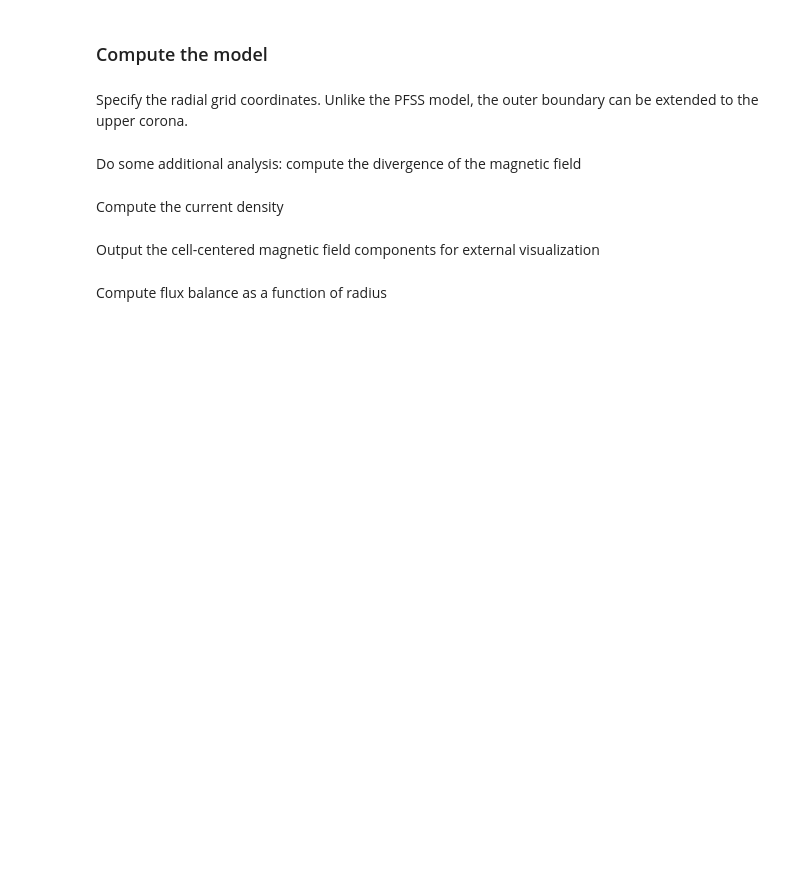
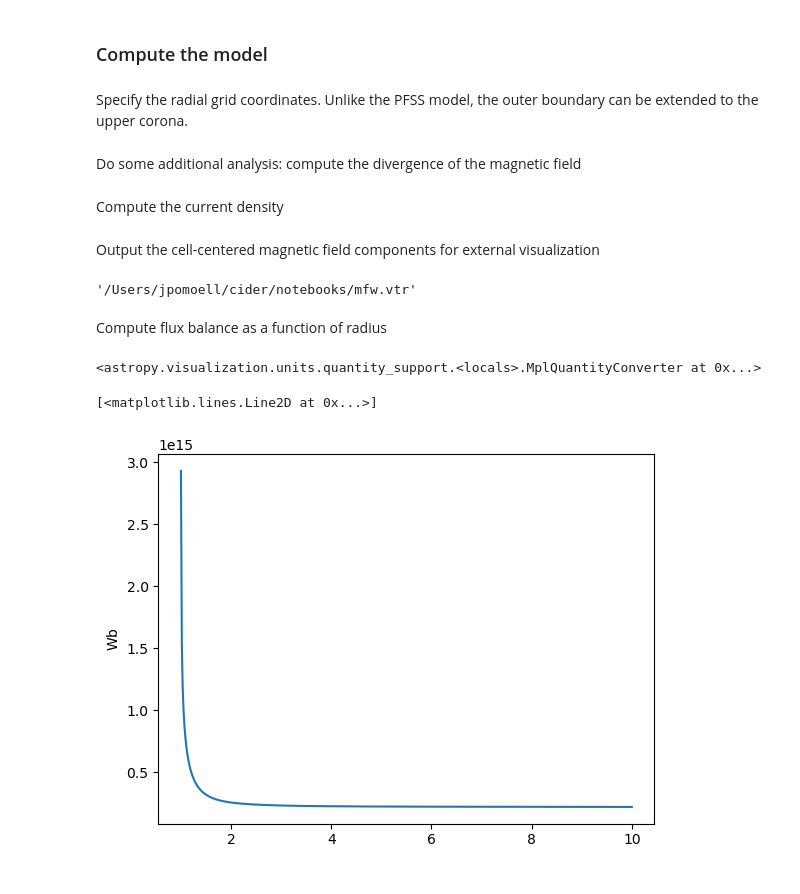
Before and after one commit to jpomoell/cider, a Jupyter notebook: notebooks/Magnetofrictional example.ipynb, the cells around one changed output. Saved outputs shown, nothing was run; the diff lists cells and outputs as text; code cells hidden in the pictures; blank space fills up the shorter version.

```diff
--- a/notebooks/Magnetofrictional example.ipynb
+++ b/notebooks/Magnetofrictional example.ipynb
@@ -62,6 +65,6 @@ remapped_magnetogram = cider.utils.map.regrid_to_grid_of_map(raw_magnetogram, un
 # %% [markdown]
 Balance the magnetogram
 # %%
-balanced_magnetogram = cider.magnetogram.flux.Balance().multiplicative(remapped_magnetogram)
+balanced_magnetogram = cider.magnetogram.Balance.multiplicative(remapped_magnetogram)
 # %%
 balanced_magnetogram.peek(vmin=-50, vmax=50)
@@ -144,7 +112,7 @@ import cider.models.mfw
 # %% [markdown]
 Specify the radial grid coordinates. Unlike the PFSS model, the outer boundary can be extended to the upper corona.
 # %%
-r = np.linspace(1.0, 10.0, 2*256)*sunpy.sun.constants.radius.value
+r = np.linspace(1.0, 10.0, 2*256)*RSun
 # %%
 # Instantiate the model
 mfw = cider.models.mfw.MagnetofrictionalWindModel(balanced_magnetogram, r, flow)
@@ -180,7 +148,7 @@ import pyevtk.hl as evtk
 B = magnetic_field
 
 evtk.gridToVTK("mfw",
-               B.mesh.edges.r/sunpy.sun.constants.radius.value,
+               B.mesh.edges.r/RSun.si.value,
                B.mesh.edges.clt,
                B.mesh.edges.lon,
                cellData={"Br" : 0.5*(B.data[0][1::, :, :] + B.data[0][0:-1, :, :]),
@@ -189,6 +157,8 @@ evtk.gridToVTK("mfw",
                          "divB" : div_magnetic_field.data[:, :, :]
                         }
               )
+# %% [output]
+'/Users/jpomoell/cider/notebooks/mfw.vtr'
 # %% [markdown]
 Compute flux balance as a function of radius
 # %%
@@ -204,3 +174,5 @@ for i, r in enumerate(B.mesh.edges.r):
                                                              B.mesh.edges.clt,
                                                              B.mesh.edges.lon,
                                                              r)
+signed_flux *= mfw.magnetogram.unit*u.m**2
+unsigned_flux *= mfw.magnetogram.unit*u.m**2
@@ -212,0 +179,12 @@ plt.ylim(0.95, 1.2)
+# %%
+from astropy.visualization import quantity_support
+quantity_support()
+# %% [output]
+<astropy.visualization.units.quantity_support.<locals>.MplQuantityConverter at 0x...>
+# %%
+fig, ax = plt.subplots()
+
+ax.plot(B.mesh.edges.r*u.m/RSun, unsigned_flux.to(u.Wb))
+# %% [output]
+[<matplotlib.lines.Line2D at 0x...>]
+[figure, added]
```
Also changed, not shown: parts of 13 cells of this notebook, 1 other file.
